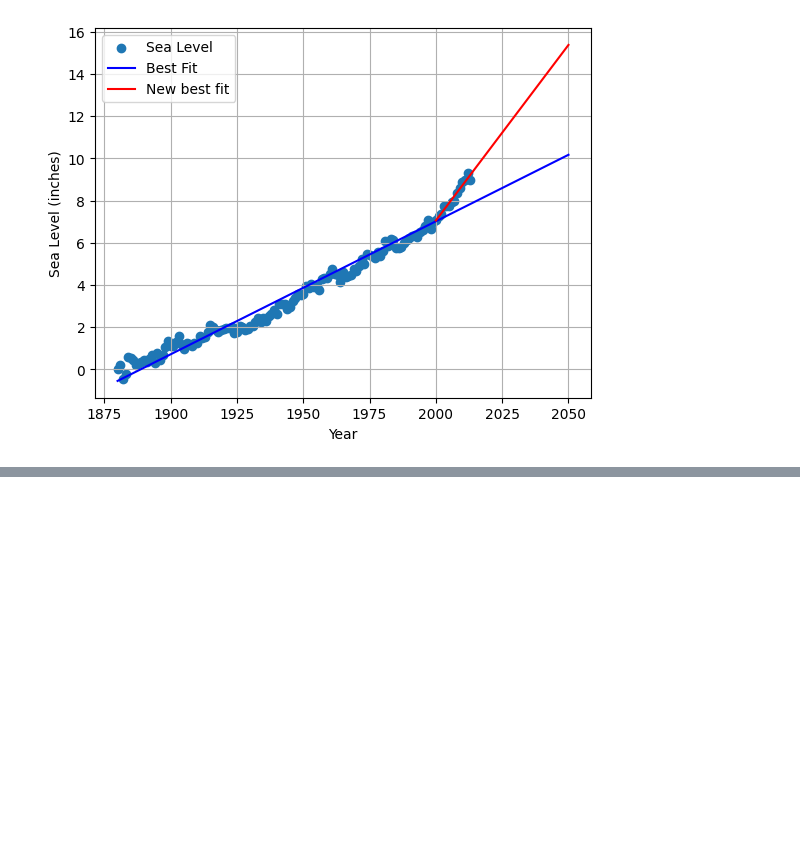
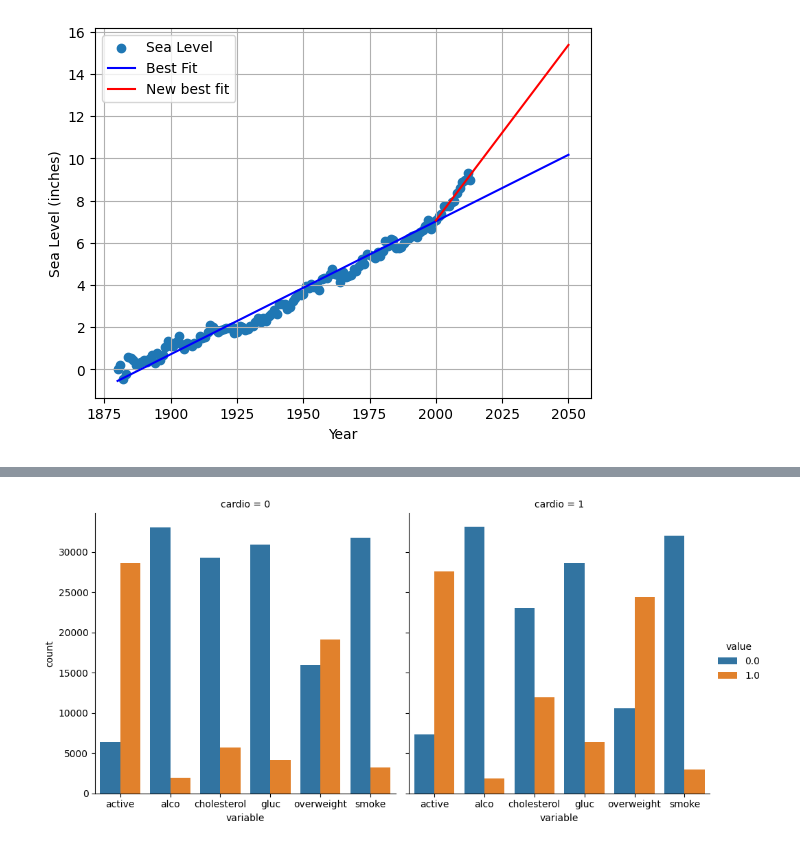
Before and after one commit to Braxion06/FreeCodeCamp---Data-Analysis-Projects, a Jupyter notebook: ad_hoc_testing.ipynb, the cells around one changed output, grey strips where cells are left out. Saved outputs shown, nothing was run; the diff lists cells and outputs as text; code cells hidden in the pictures; blank space fills up the shorter version.

Commit message:
Compeleted Medical_data_visualizer

```diff
--- a/ad_hoc_testing.ipynb
+++ b/ad_hoc_testing.ipynb
@@ -470,0 +520,15 @@ Length: 135, dtype: int64
+# %%
+# Create and fill the overweight column
+df_health.loc[df_health['bmi'] > 25, 'overweight'] = 1
+df_health.loc[df_health['bmi'] <= 25, 'overweight'] = 0
+# %%
+# Normalize the data in the cholesterol and gluc columns
+df_health.loc[df_health['cholesterol'] == 1, 'cholesterol'] = 0
+df_health.loc[df_health['gluc'] == 1, 'gluc'] = 0
+df_health.loc[df_health['cholesterol'] > 1, 'cholesterol'] = 1
+df_health.loc[df_health['gluc'] > 1, 'gluc'] = 1
+# %%
+# Melt the data and transform it into long format
+columns = ['cholesterol', 'gluc', 'smoke', 'alco', 'active', 'overweight']
+melted_df_health = df_health.melt(id_vars='cardio', value_vars=columns)
+melted_df_health.head(20)
@@ -470,0 +553,5 @@ Length: 135, dtype: int64
+# %%
+# Group the data
+agg_melted_df_health = melted_df_health.groupby(
+    ['cardio', 'variable']).value_counts().reset_index().rename(columns={0:'count'})
+agg_melted_df_health.head()
@@ -470,0 +565,5 @@ Length: 135, dtype: int64
+# %%
+# Make the catplot
+fig = sns.catplot(data=agg_melted_df_health, x= 'variable', y= 'count', col= 'cardio', hue= 'value',  kind= 'bar')
+# %% [output]
+[figure, added]
```
Also changed, not shown: parts of 14 cells of this notebook, 1 other file.
